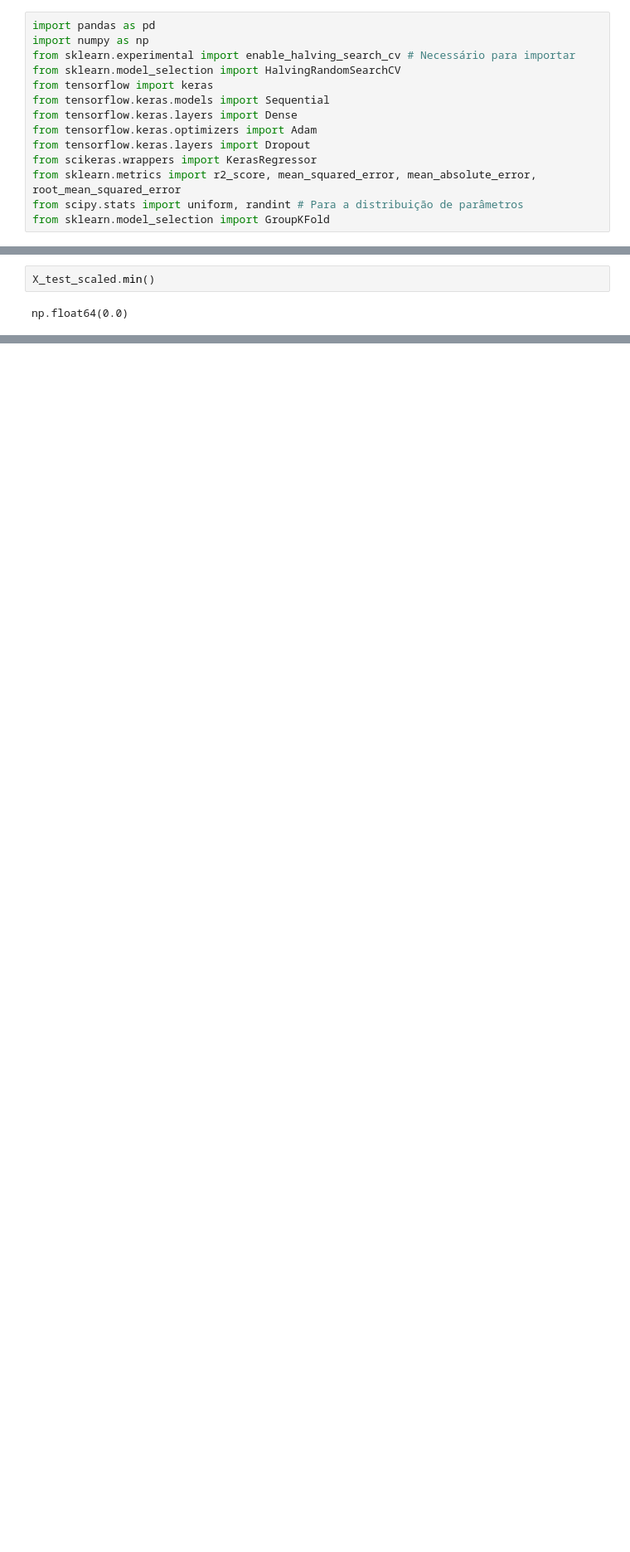
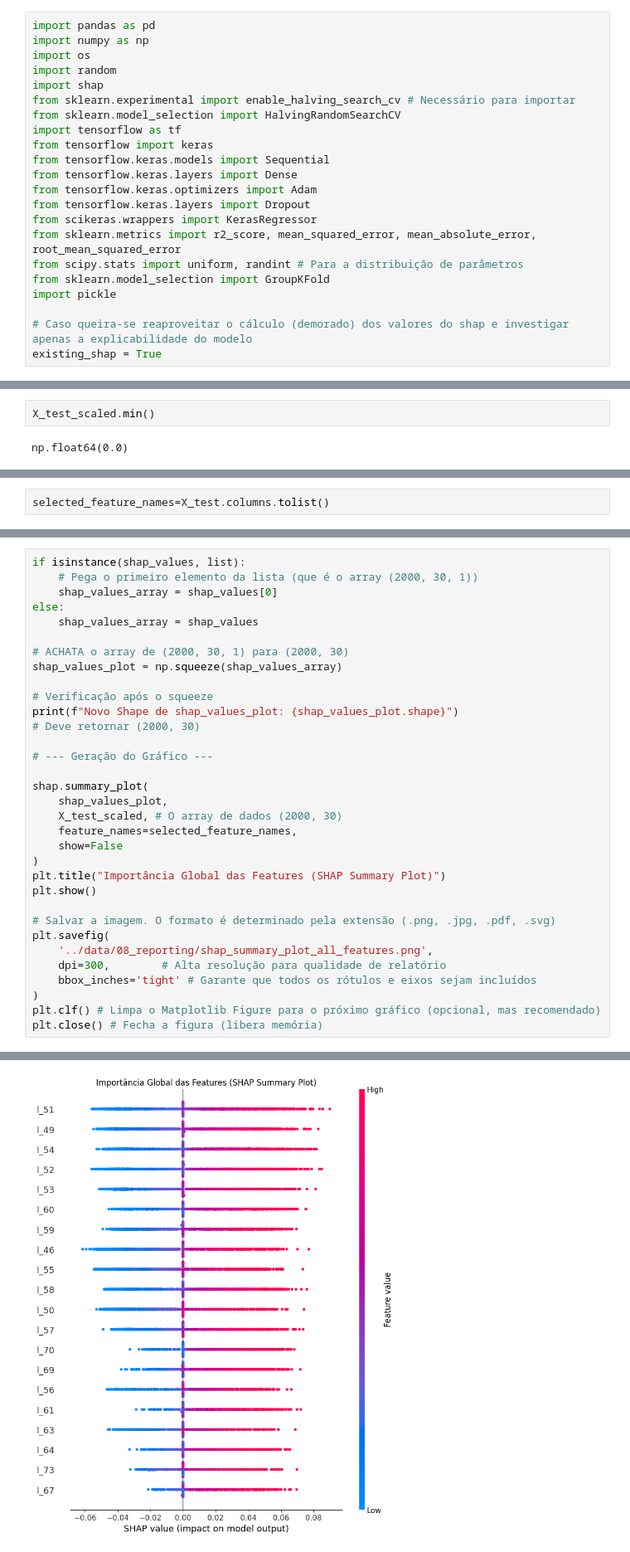
Before and after one commit to RenatodaCostaSantos/capacitacao, a Jupyter notebook: aeroespacial/notebooks/2_modelagem.ipynb, the cells around one changed output, grey strips where cells are left out. Shown at 83% size. Saved outputs shown, nothing was run; the diff lists cells and outputs as text; blank space fills up the shorter version.

Commit message:
add explicabilidade aos notebooks de modelagem

```diff
--- a/aeroespacial/notebooks/2_modelagem.ipynb
+++ b/aeroespacial/notebooks/2_modelagem.ipynb
@@ -5,8 +5,12 @@
 # %%
 import pandas as pd
 import numpy as np
+import os
+import random
+import shap
 from sklearn.experimental import enable_halving_search_cv # Necessário para importar
 from sklearn.model_selection import HalvingRandomSearchCV
+import tensorflow as tf
 from tensorflow import keras
 from tensorflow.keras.models import Sequential
 from tensorflow.keras.layers import Dense
@@ -16,4 +20,8 @@ from scikeras.wrappers import KerasRegressor
 from sklearn.metrics import r2_score, mean_squared_error, mean_absolute_error, root_mean_squared_error
 from scipy.stats import uniform, randint # Para a distribuição de parâmetros
 from sklearn.model_selection import GroupKFold
+import pickle
+
+# Caso queira-se reaproveitar o cálculo (demorado) dos valores do shap e investigar apenas a explicabilidade do modelo
+existing_shap = True
 # %% [output]
@@ -796,0 +868,2 @@ plt.show()
+# %%
+selected_feature_names=X_test.columns.tolist()
@@ -796,0 +904,34 @@ plt.show()
+# %%
+if isinstance(shap_values, list):
+    # Pega o primeiro elemento da lista (que é o array (2000, 30, 1))
+    shap_values_array = shap_values[0]
+else:
+    shap_values_array = shap_values
+
+# ACHATA o array de (2000, 30, 1) para (2000, 30)
+shap_values_plot = np.squeeze(shap_values_array)
+
+# Verificação após o squeeze
+print(f"Novo Shape de shap_values_plot: {shap_values_plot.shape}")
+# Deve retornar (2000, 30)
+
+# --- Geração do Gráfico ---
+
+shap.summary_plot(
+    shap_values_plot,
+    X_test_scaled, # O array de dados (2000, 30)
+    feature_names=selected_feature_names,
+    show=False
+)
+plt.title("Importância Global das Features (SHAP Summary Plot)")
+plt.show()
+
+# Salvar a imagem. O formato é determinado pela extensão (.png, .jpg, .pdf, .svg)
+plt.savefig(
+    '../data/08_reporting/shap_summary_plot_all_features.png',
+    dpi=300,        # Alta resolução para qualidade de relatório
+    bbox_inches='tight' # Garante que todos os rótulos e eixos sejam incluídos
+)
+plt.clf() # Limpa o Matplotlib Figure para o próximo gráfico (opcional, mas recomendado)
+plt.close() # Fecha a figura (libera memória)
+# %% [output]
@@ -796,0 +939 @@ plt.show()
+[figure, added]
```
Also changed, not shown: parts of 42 cells of this notebook, 6 other files.
